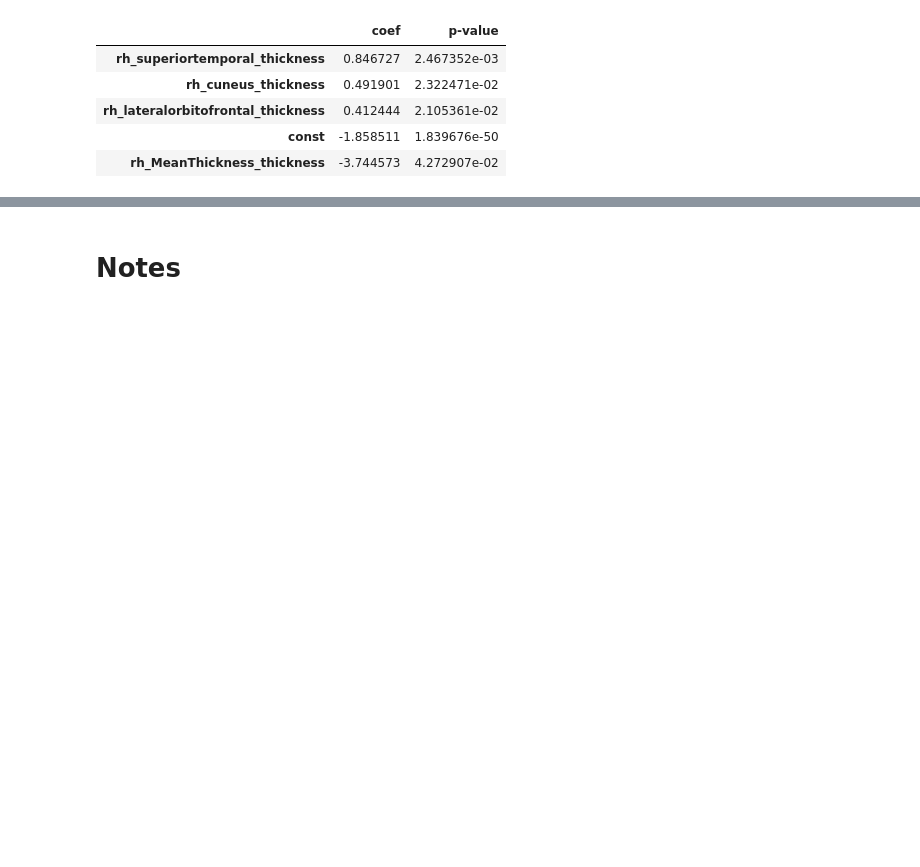
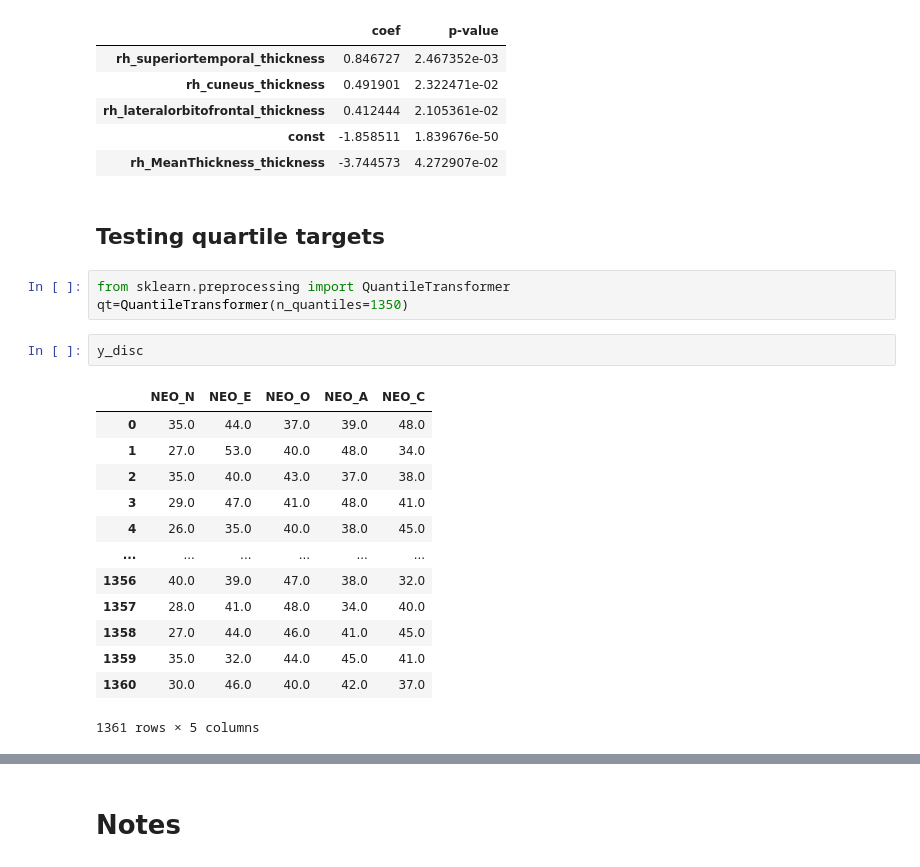
Before and after one commit to lukevano/mri_personality, a Jupyter notebook: notebooks/lv_lewagon_mri.ipynb, the cells around one changed output, grey strips where cells are left out. Saved outputs shown, nothing was run; the diff lists cells and outputs as text; blank space fills up the shorter version.

```diff
--- a/notebooks/lv_lewagon_mri.ipynb
+++ b/notebooks/lv_lewagon_mri.ipynb
@@ -3620,3 +3620,24 @@ gaussian_4_thick_f_best_feats[gaussian_4_thick_f_best_feats['p-value']<0.05].sor
 | rh_lateralorbitofrontal_thickness | 0.412444 | 2.105361e-02 |
 | const | -1.858511 | 1.839676e-50 |
 | rh_MeanThickness_thickness | -3.744573 | 4.272907e-02 |
+# %% [markdown]
+## Testing quartile targets
+# %%
+from sklearn.preprocessing import QuantileTransformer
+qt=QuantileTransformer(n_quantiles=1350)
+# %%
+y_disc
+# %% [output]
+|  | NEO_N | NEO_E | NEO_O | NEO_A | NEO_C |
+| 0 | 35.0 | 44.0 | 37.0 | 39.0 | 48.0 |
+| 1 | 27.0 | 53.0 | 40.0 | 48.0 | 34.0 |
+| 2 | 35.0 | 40.0 | 43.0 | 37.0 | 38.0 |
+| 3 | 29.0 | 47.0 | 41.0 | 48.0 | 41.0 |
+| 4 | 26.0 | 35.0 | 40.0 | 38.0 | 45.0 |
+| ... | ... | ... | ... | ... | ... |
+| 1356 | 40.0 | 39.0 | 47.0 | 38.0 | 32.0 |
+| 1357 | 28.0 | 41.0 | 48.0 | 34.0 | 40.0 |
+| 1358 | 27.0 | 44.0 | 46.0 | 41.0 | 45.0 |
+| 1359 | 35.0 | 32.0 | 44.0 | 45.0 | 41.0 |
+| 1360 | 30.0 | 46.0 | 40.0 | 42.0 | 37.0 |
+1361 rows × 5 columns
```
Also changed, not shown: parts of 84 cells of this notebook.
